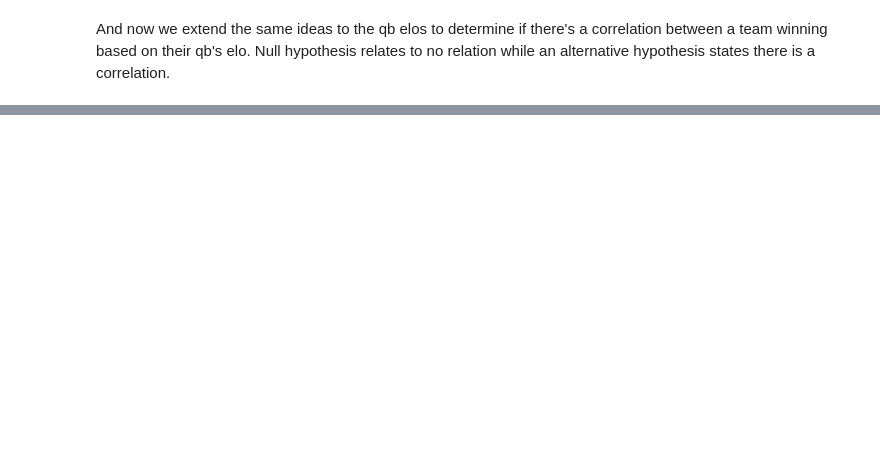
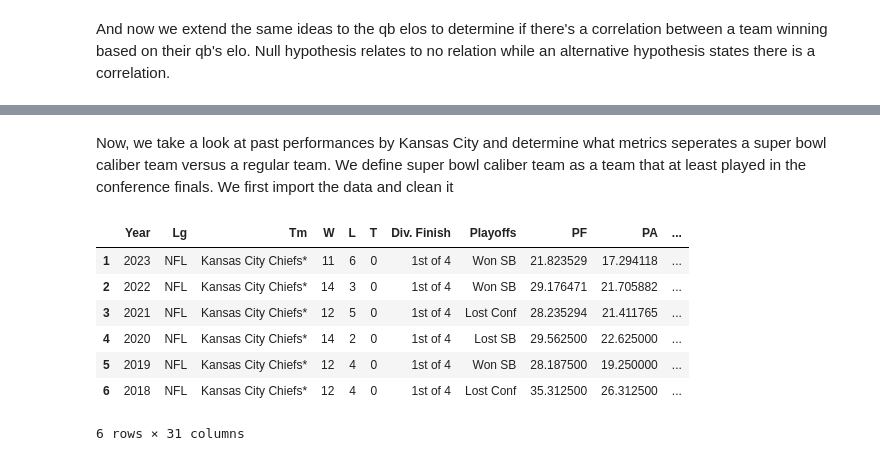
Before and after one commit to AndyGran/CMSC-320-Final-Project, a Jupyter notebook: Data-Analysis.ipynb, the cells around one changed output, grey strips where cells are left out. Drawn from its saved outputs; the diff is of its cells as text; code cells hidden in the pictures; blank space fills up the shorter version.

```diff
--- a/Data-Analysis.ipynb
+++ b/Data-Analysis.ipynb
@@ -65,0 +68,28 @@ P-Value: 5.6393213619230115e-52
+# %% [markdown]
+Now, we take a look at past performances by Kansas City and determine what metrics seperates a super bowl caliber team versus a regular team. We define super bowl caliber team as a team that at least played in the conference finals.
+We first import the data and clean it
+# %%
+team_data = pd.read_csv('team_data.csv')
+
+#take modern data of when the league was at least 28 teams
+team_data = team_data[(team_data['out of'] == 32) & (team_data['Year'] < 2024)]
+team_data['winning_pct'] = team_data['W'] / (team_data['W'] + team_data['L'])
+team_data['Games'] = team_data['W'] + team_data['L'] + team_data['T']
+team_data.fillna({'Playoffs': 'Did not make Playoffs'}, inplace=True)
+#normalize data to per game data to allow for comparison between seasons of different lengths
+for data in ['PF', 'PA', 'PD']:
+    team_data[data] = team_data[data] / team_data['Games']
+
+#seperate data of superbowl caliber teams and non superbowl caliber teams
+sb_data = team_data[team_data['Playoffs'].str.contains('SB') | team_data['Playoffs'].str.contains('Conf')]
+non_sb_data = team_data[~team_data['Playoffs'].str.contains('SB') & ~team_data['Playoffs'].str.contains('Conf')]
+sb_data
+# %% [output]
+|  | Year | Lg | Tm | W | L | T | Div. Finish | Playoffs | PF | PA | ... |
+| 1 | 2023 | NFL | Kansas City Chiefs* | 11 | 6 | 0 | 1st of 4 | Won SB | 21.823529 | 17.294118 | ... |
+| 2 | 2022 | NFL | Kansas City Chiefs* | 14 | 3 | 0 | 1st of 4 | Won SB | 29.176471 | 21.705882 | ... |
+| 3 | 2021 | NFL | Kansas City Chiefs* | 12 | 5 | 0 | 1st of 4 | Lost Conf | 28.235294 | 21.411765 | ... |
+| 4 | 2020 | NFL | Kansas City Chiefs* | 14 | 2 | 0 | 1st of 4 | Lost SB | 29.562500 | 22.625000 | ... |
+| 5 | 2019 | NFL | Kansas City Chiefs* | 12 | 4 | 0 | 1st of 4 | Won SB | 28.187500 | 19.250000 | ... |
+| 6 | 2018 | NFL | Kansas City Chiefs* | 12 | 4 | 0 | 1st of 4 | Lost Conf | 35.312500 | 26.312500 | ... |
+6 rows × 31 columns
```
Also changed, not shown: parts of 10 cells of this notebook, 1 other file.
